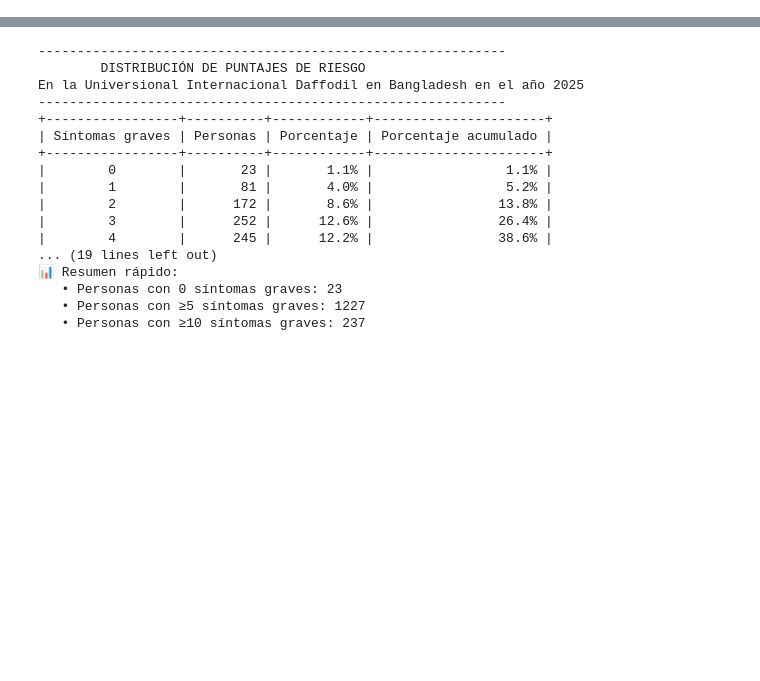
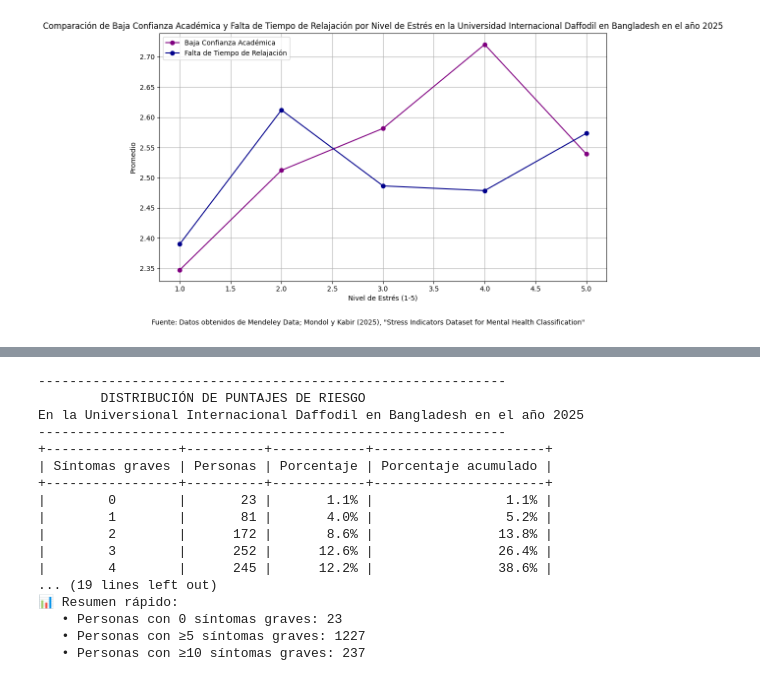
Before and after one commit to BrayanAQ/Analisis-del-estres-acad-mico-en-estudiantes-universitarios-de-Bangladesh-mediante-Python-en-el-2025, a Jupyter notebook: Funciones_proyecto.ipynb, the cells around one changed output, grey strips where cells are left out. Drawn from its saved outputs; the diff is of its cells as text; code cells hidden in the pictures; blank space fills up the shorter version.

```diff
--- a/Funciones_proyecto.ipynb
+++ b/Funciones_proyecto.ipynb
@@ -36,22 +39,25 @@ def EstresPorGenero(datos):
 # %%
 def Relacion_Rendimiento_BalanceVida(datos):
   # Calculate mean of low_academic_confidence and lack_relaxation_time for each stress_experience level
   avg_data = datos.groupby('stress_experience')[['low_academic_confidence', 'lack_relaxation_time']].mean()
 
   plt.figure(figsize=(10,6))
   plt.plot(avg_data.index, avg_data['low_academic_confidence'], marker='o', label='Baja Confianza Académica', color='purple')
   plt.plot(avg_data.index, avg_data['lack_relaxation_time'], marker='o', label='Falta de Tiempo de Relajación', color='darkblue')
 
   plt.title('Comparación de Baja Confianza Académica y Falta de Tiempo de Relajación por Nivel de Estrés en la Universidad Internacional Daffodil en Bangladesh en el año 2025')
   plt.xlabel('Nivel de Estrés (1-5)')
   plt.ylabel('Promedio')
   plt.legend()
   plt.grid()
   plt.tight_layout()
   plt.figtext(0.5, -0.05, 'Fuente: Datos obtenidos de Mendeley Data; Mondol y Kabir (2025), "Stress Indicators Dataset for Mental Health Classification"',
               ha='center', fontsize=10)
 
   plt.show()
+Relacion_Rendimiento_BalanceVida(datos)
+# %% [output]
+[figure, added]
 # %%
 
 
```
Also changed, not shown: parts of 7 cells of this notebook.
